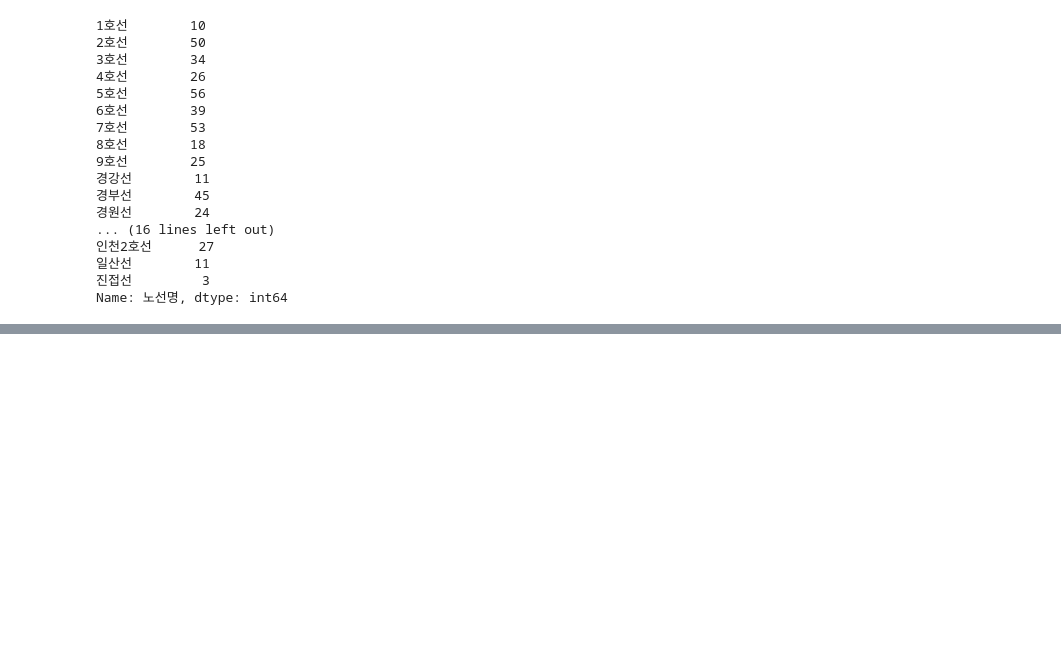
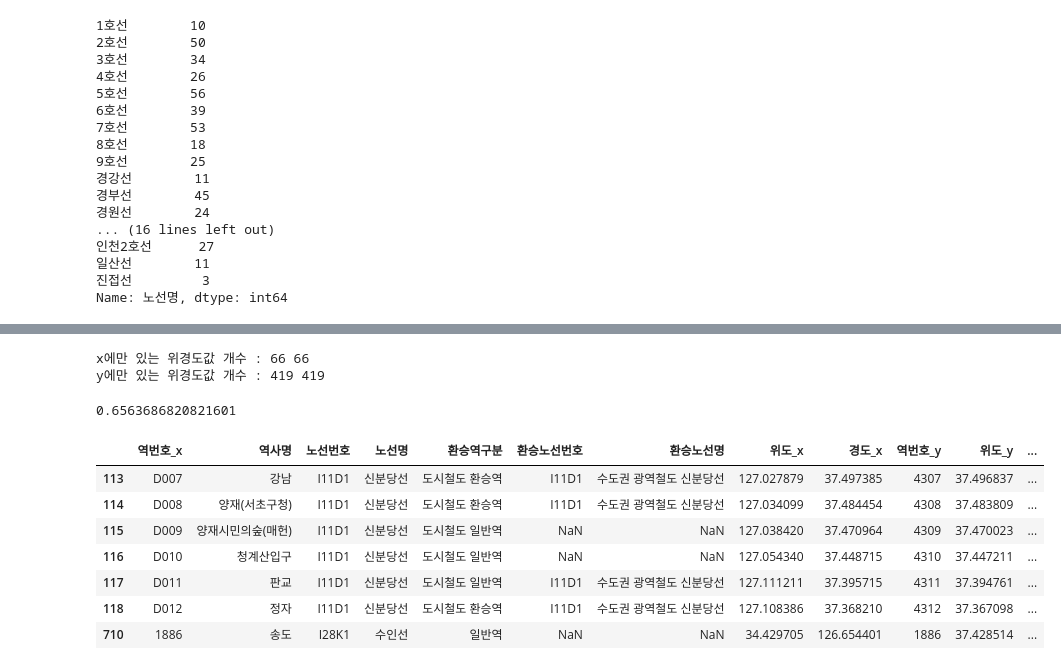
Before and after one commit to 23-1-CauCapstone-Team3/DataPreprocessing, a Jupyter notebook: train/train.ipynb, the cells around one changed output, grey strips where cells are left out. Drawn from its saved outputs; the diff is of its cells as text; code cells hidden in the pictures; blank space fills up the shorter version.

```diff
--- a/train/train.ipynb
+++ b/train/train.ipynb
@@ -381,0 +407,52 @@ Name: 노선명, dtype: int64
+# %%
+# x, y에 대해, 둘 중 한 곳에 없는 위경도값이 각각 몇 개인지 count
+lat_in_only_x = station_result[station_result["위도_y"].isnull(
+) & station_result["위도_x"].notnull()]
+lng_in_only_x = station_result[station_result["경도_y"].isnull(
+) & station_result["경도_x"].notnull()]
+
+lat_in_only_x_cnt = len(lat_in_only_x)
+lng_in_only_x_cnt = len(lng_in_only_x)
+
+print("x에만 있는 위경도값 개수 :", lat_in_only_x_cnt, lng_in_only_x_cnt)
+
+lat_in_only_y = station_result[station_result["위도_x"].isnull(
+) & station_result["위도_y"].notnull()]
+lng_in_only_y = station_result[station_result["경도_x"].isnull(
+) & station_result["경도_y"].notnull()]
+
+lat_in_only_y_cnt = len(lat_in_only_y)
+lng_in_only_y_cnt = len(lng_in_only_y)
+
+print("y에만 있는 위경도값 개수 :", lat_in_only_y_cnt, lng_in_only_y_cnt)
+
+# 한쪽 위경도가 NaN이면, 반대쪽 위경도 넣어주기
+station_result["위도_x"] = station_result["위도_x"].fillna(station_result["위도_y"])
+station_result["위도_y"] = station_result["위도_y"].fillna(station_result["위도_x"])
+station_result["경도_x"] = station_result["경도_x"].fillna(station_result["경도_y"])
+station_result["경도_y"] = station_result["경도_y"].fillna(station_result["경도_x"])
+
+# 위경도 데이터의 오차 계산
+station_result["위도차"] = (station_result["위도_x"] - station_result["위도_y"]).abs()
+station_result["경도차"] = (station_result["경도_x"] - station_result["경도_y"]).abs()
+# %% [output]
+x에만 있는 위경도값 개수 : 66 66
+y에만 있는 위경도값 개수 : 419 419
+# %%
+# 위도 오차값 확인
+lat_diff_mean = station_result["위도차"].mean()
+print(lat_diff_mean)
+
+# 평균보다 오차 큰 행 확인
+bigger_lat_diff = station_result[station_result["위도차"] >= lat_diff_mean]
+bigger_lat_diff
+# %% [output]
+0.6563686820821601
+|  | 역번호_x | 역사명 | 노선번호 | 노선명 | 환승역구분 | 환승노선번호 | 환승노선명 | 위도_x | 경도_x | 역번호_y | 위도_y | ... |
+| 113 | D007 | 강남 | I11D1 | 신분당선 | 도시철도 환승역 | I11D1 | 수도권 광역철도 신분당선 | 127.027879 | 37.497385 | 4307 | 37.496837 | ... |
+| 114 | D008 | 양재(서초구청) | I11D1 | 신분당선 | 도시철도 환승역 | I11D1 | 수도권 광역철도 신분당선 | 127.034099 | 37.484454 | 4308 | 37.483809 | ... |
+| 115 | D009 | 양재시민의숲(매헌) | I11D1 | 신분당선 | 도시철도 일반역 | NaN | NaN | 127.038420 | 37.470964 | 4309 | 37.470023 | ... |
+| 116 | D010 | 청계산입구 | I11D1 | 신분당선 | 도시철도 일반역 | NaN | NaN | 127.054340 | 37.448715 | 4310 | 37.447211 | ... |
+| 117 | D011 | 판교 | I11D1 | 신분당선 | 도시철도 일반역 | I11D1 | 수도권 광역철도 신분당선 | 127.111211 | 37.395715 | 4311 | 37.394761 | ... |
+| 118 | D012 | 정자 | I11D1 | 신분당선 | 도시철도 환승역 | I11D1 | 수도권 광역철도 신분당선 | 127.108386 | 37.368210 | 4312 | 37.367098 | ... |
+| 710 | 1886 | 송도 | I28K1 | 수인선 | 일반역 | NaN | NaN | 34.429705 | 126.654401 | 1886 | 37.428514 | ... |
```
Also changed, not shown: parts of 16 cells of this notebook.
